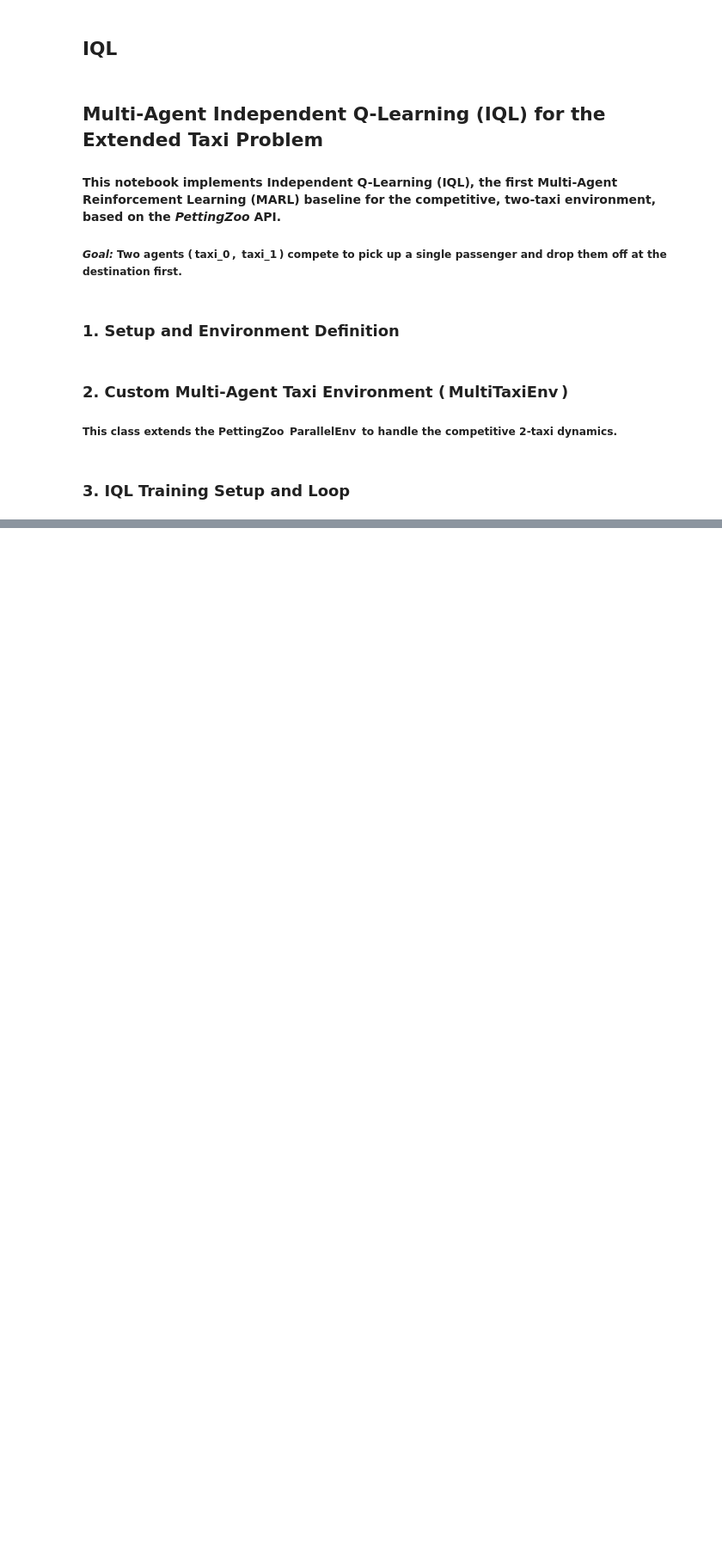
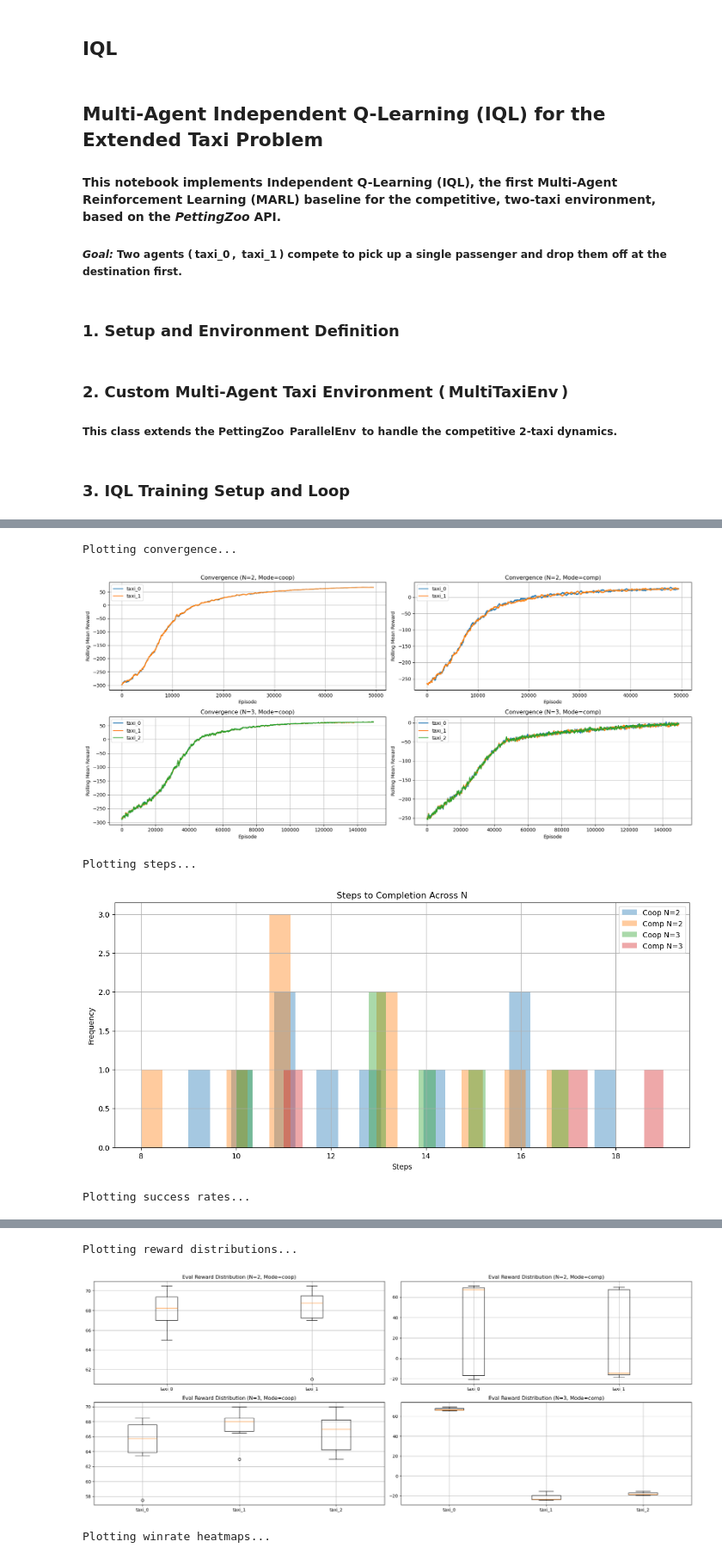
Before and after one commit to shyamksateesh/taxi-marl, a Jupyter notebook: IQL-MultiAgents.ipynb, the cells around one changed output, grey strips where cells are left out. Shown: that part at 86% size. Cells and saved outputs as stored; diff of their text form; code cells hidden in the pictures; blank space fills up the shorter version.

```diff
--- a/IQL-MultiAgents.ipynb
+++ b/IQL-MultiAgents.ipynb
@@ -517,0 +517,24 @@ Average Reward taxi_1: 44.38
+# %%
+results_by_n = {}
+
+for N in [2,3]:
+    results_by_n[N] = {}
+    print(f"Training and eval for N = {N}")
+
+    # train
+    coop_train = run_iql_training(cooperative=True, num_taxis=N)
+    comp_train = run_iql_training(cooperative=False, num_taxis=N)
+
+    # eval
+    coop_eval = run_iql_eval(coop_train)
+    comp_eval = run_iql_eval(comp_train)
+
+    # store
+    results_by_n[N]["coop"] = {
+        "train": coop_train,
+        "eval": coop_eval
+    }
+    results_by_n[N]["comp"] = {
+        "train": comp_train,
+        "eval": comp_eval
+    }
@@ -517,0 +726,8 @@ Average Reward taxi_1: 44.38
+# %%
+plot_all(results_by_n)
+# %% [output]
+Plotting convergence...
+[figure, added]
+Plotting steps...
+[figure, added]
+Plotting success rates...
@@ -517,0 +735,3 @@ Average Reward taxi_1: 44.38
+Plotting reward distributions...
+[figure, added]
+Plotting winrate heatmaps...
```
Also changed, not shown: parts of 15 cells of this notebook, 20 other files.
